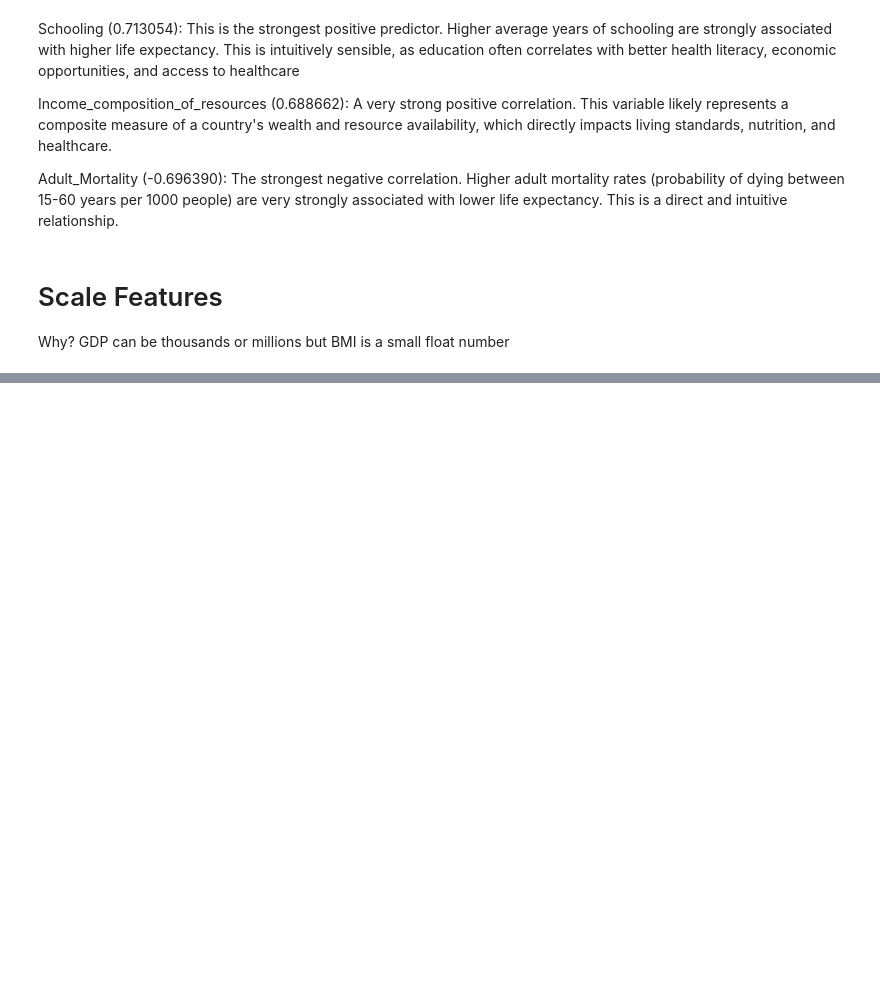
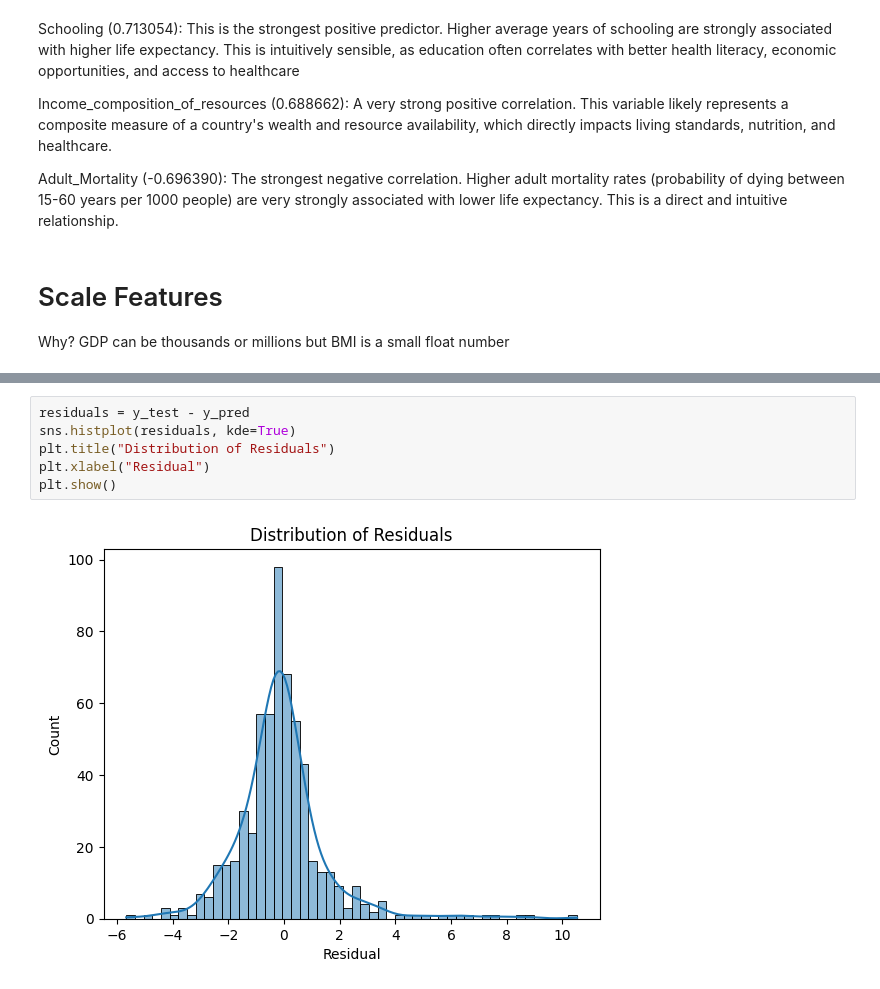
Before and after one commit to alabhastam/life-expectancy, a Jupyter notebook: life-expectancy.ipynb, the cells around one changed output, grey strips where cells are left out. Drawn from its saved outputs; the diff is of its cells as text; blank space fills up the shorter version.

```diff
--- a/life-expectancy.ipynb
+++ b/life-expectancy.ipynb
@@ -260,0 +272,8 @@ print(X_test_scaled.head())
+# %%
+residuals = y_test - y_pred
+sns.histplot(residuals, kde=True)
+plt.title("Distribution of Residuals")
+plt.xlabel("Residual")
+plt.show()
+# %% [output]
+[figure, added]
```
Also changed, not shown: parts of 11 cells of this notebook.
